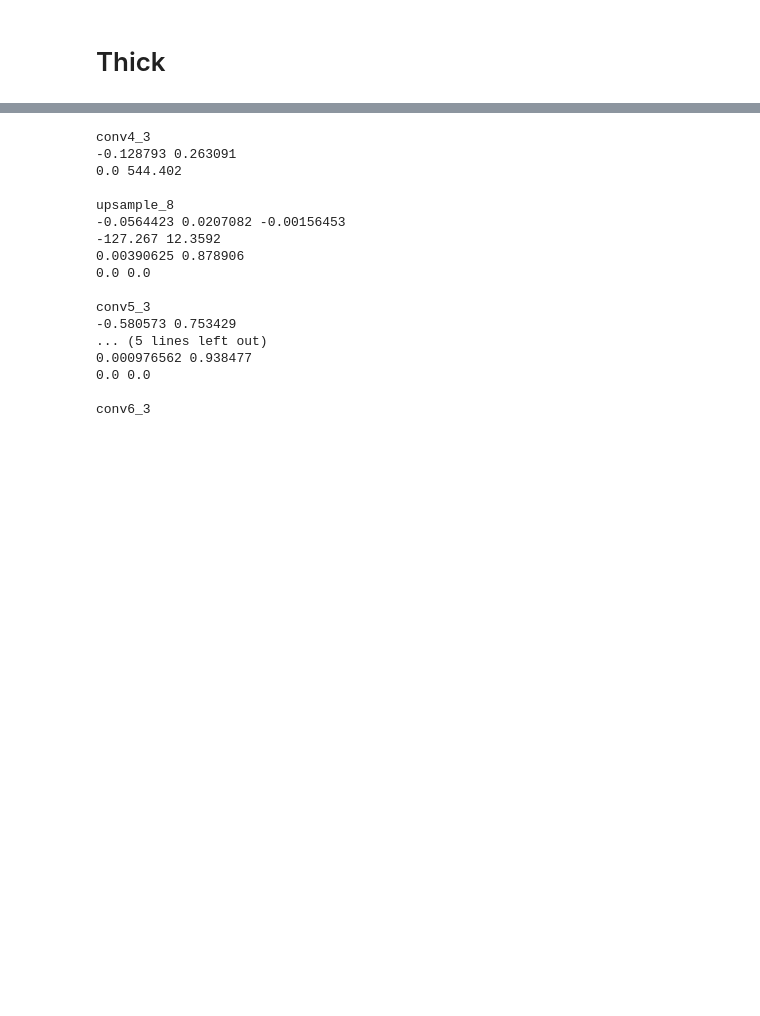
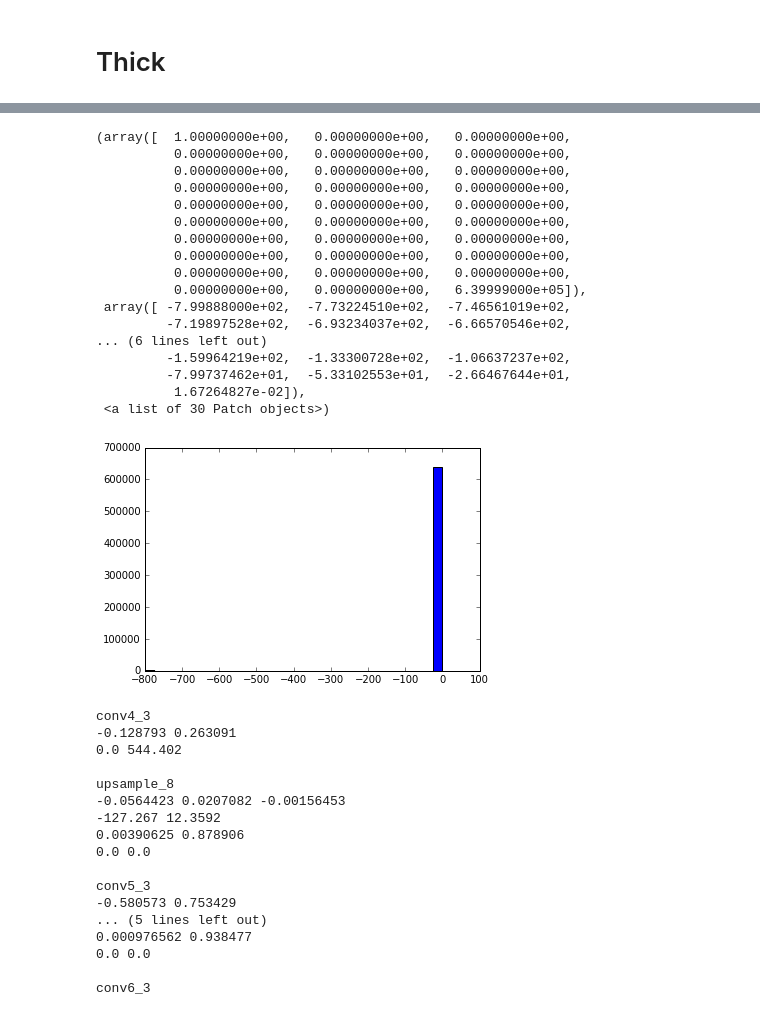
Before and after one commit to misaka-10032/caffe, a Jupyter notebook: examples/powerline/playground.ipynb, the cells around one changed output, grey strips where cells are left out. Saved outputs shown, nothing was run; the diff lists cells and outputs as text; code cells hidden in the pictures; blank space fills up the shorter version.

```diff
--- a/examples/powerline/playground.ipynb
+++ b/examples/powerline/playground.ipynb
@@ -160,3 +160,25 @@ plt.imshow(out5)
+# %%
+hfn5_bpn = net.blobs['hfn5_bpn'].data.reshape(-1)
+plt.hist(hfn5_bpn, 30)
+# %% [output]
+(array([  1.00000000e+00,   0.00000000e+00,   0.00000000e+00,
+          0.00000000e+00,   0.00000000e+00,   0.00000000e+00,
+          0.00000000e+00,   0.00000000e+00,   0.00000000e+00,
+          0.00000000e+00,   0.00000000e+00,   0.00000000e+00,
+          0.00000000e+00,   0.00000000e+00,   0.00000000e+00,
+          0.00000000e+00,   0.00000000e+00,   0.00000000e+00,
+          0.00000000e+00,   0.00000000e+00,   0.00000000e+00,
+          0.00000000e+00,   0.00000000e+00,   0.00000000e+00,
+          0.00000000e+00,   0.00000000e+00,   0.00000000e+00,
+          0.00000000e+00,   0.00000000e+00,   6.39999000e+05]),
+ array([ -7.99888000e+02,  -7.73224510e+02,  -7.46561019e+02,
+         -7.19897528e+02,  -6.93234037e+02,  -6.66570546e+02,
+... (6 lines left out)
+         -1.59964219e+02,  -1.33300728e+02,  -1.06637237e+02,
+         -7.99737462e+01,  -5.33102553e+01,  -2.66467644e+01,
+          1.67264827e-02]),
+ <a list of 30 Patch objects>)
+[figure, added]
 # %%
 print 'conv4_3'
 print net.params['conv4_3'][0].data.min(), net.params['conv4_3'][0].data.max()
```
Also changed, not shown: parts of 2 cells of this notebook, 15 other files.
